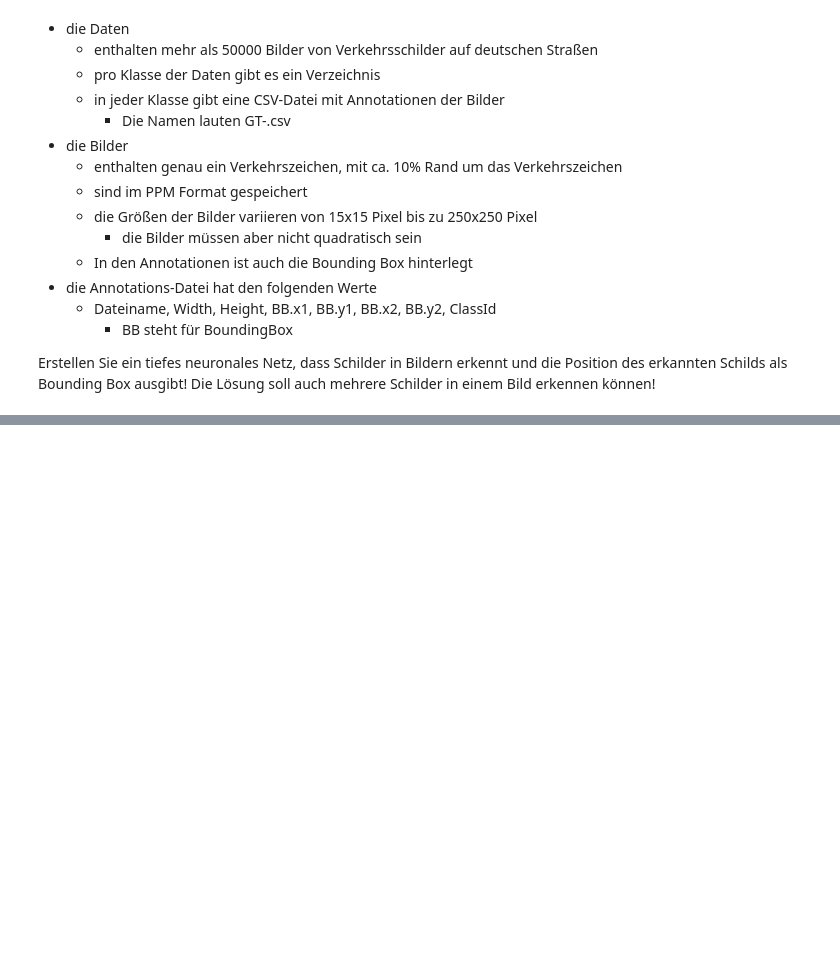
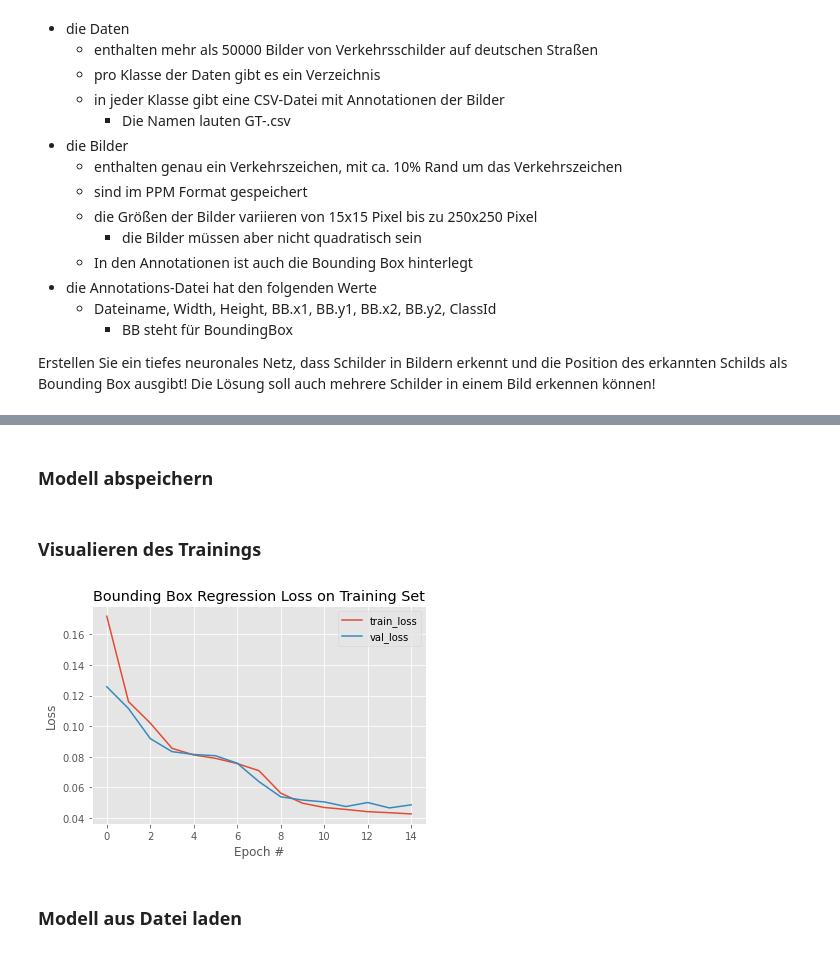
Before and after one commit to Na1k/ML-Lab_project, a Jupyter notebook: Aufgabe_D_Schilder.ipynb, the cells around one changed output, grey strips where cells are left out. Saved outputs shown, nothing was run; the diff lists cells and outputs as text; code cells hidden in the pictures; blank space fills up the shorter version.

```diff
--- a/Aufgabe_D_Schilder.ipynb
+++ b/Aufgabe_D_Schilder.ipynb
@@ -132,0 +416,4 @@ ImageDisplayer(df, 100, 105)
+# %%
+loss = tf.keras.losses.MAE
+# %%
+model.compile(loss=loss, optimizer='Adam')
@@ -132,0 +422,9 @@ ImageDisplayer(df, 100, 105)
+# %%
+epoch_num = 15
+# %%
+training = model.fit(trainImages, trainTargets,
+             validation_data=(testImages, testTargets),
+             batch_size=10,
+             epochs=epoch_num,
+             shuffle=True,
+             verbose=1)
@@ -132,0 +450,2 @@ ImageDisplayer(df, 100, 105)
+# %% [markdown]
+### Modell abspeichern
@@ -132,0 +454,17 @@ ImageDisplayer(df, 100, 105)
+# %% [markdown]
+### Visualieren des Trainings
+# %%
+plt.style.use("ggplot")
+plt.figure()
+plt.plot(np.arange(0, epoch_num), training.history["loss"], label="train_loss")
+plt.plot(np.arange(0, epoch_num), training.history["val_loss"], label="val_loss")
+plt.title("Bounding Box Regression Loss on Training Set")
+plt.xlabel("Epoch #")
+plt.ylabel("Loss")
+plt.legend(loc="upper right")
+#plt.show()
+plt.savefig('./images/training3_15_1.png')
+# %% [output]
+[figure, added]
+# %% [markdown]
+### Modell aus Datei laden
```
Also changed, not shown: parts of 127 cells of this notebook, 1 other file.
